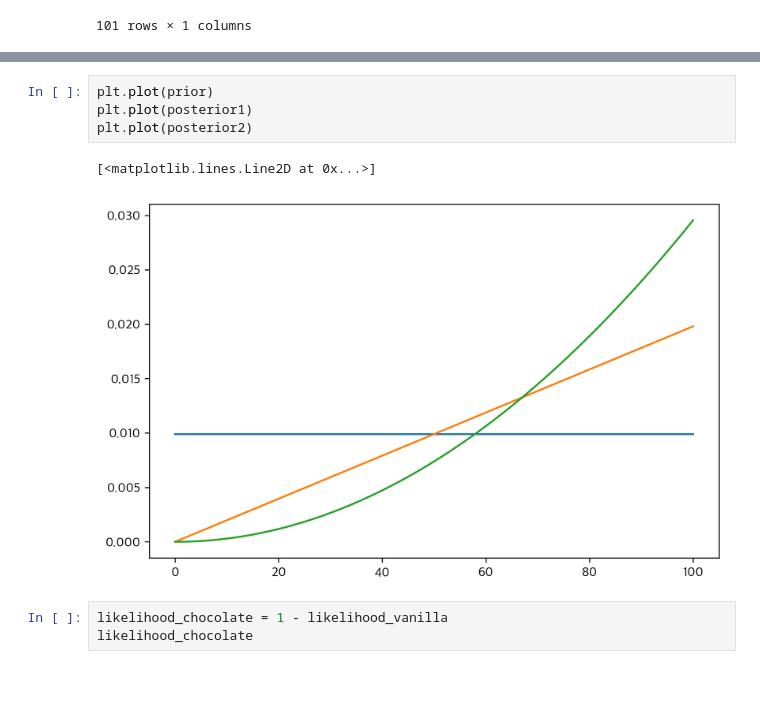
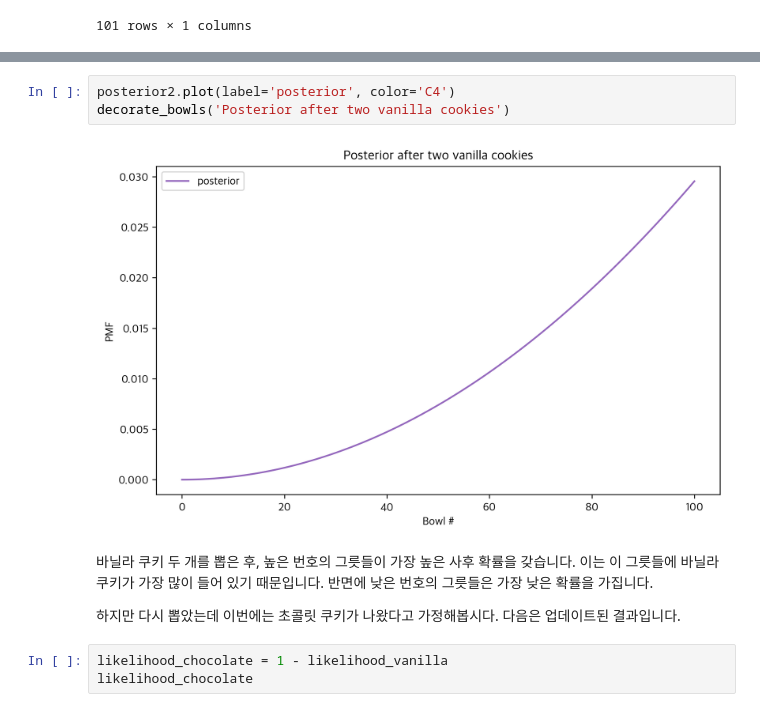
Before and after one commit to birdblues/think-bayes, a Jupyter notebook: ch3.ipynb, the cells around one changed output, grey strips where cells are left out. Cells and saved outputs as stored; diff of their text form; blank space fills up the shorter version.

```diff
--- a/ch3.ipynb
+++ b/ch3.ipynb
@@ -214,10 +355,13 @@ posterior2
-# %%
-plt.plot(prior)
-plt.plot(posterior1)
-plt.plot(posterior2)
-# %% [output]
-[<matplotlib.lines.Line2D at 0x...>]
-[figure, removed]
+# %%
+posterior2.plot(label='posterior', color='C4')
+decorate_bowls('Posterior after two vanilla cookies')
+# %% [output]
+[figure, added]
+# %% [markdown]
+바닐라 쿠키 두 개를 뽑은 후, 높은 번호의 그릇들이 가장 높은 사후 확률을 갖습니다. 이는 이 그릇들에 바닐라 쿠키가 가장 많이 들어 있기 때문입니다. 반면에 낮은 번호의 그릇들은 가장 낮은 확률을 가집니다.
+
+하지만 다시 뽑았는데 이번에는 초콜릿 쿠키가 나왔다고 가정해봅시다.
+다음은 업데이트된 결과입니다.
 # %%
 likelihood_chocolate = 1 - likelihood_vanilla
 likelihood_chocolate
```
Also changed, not shown: parts of 54 cells of this notebook, 6 other files.
